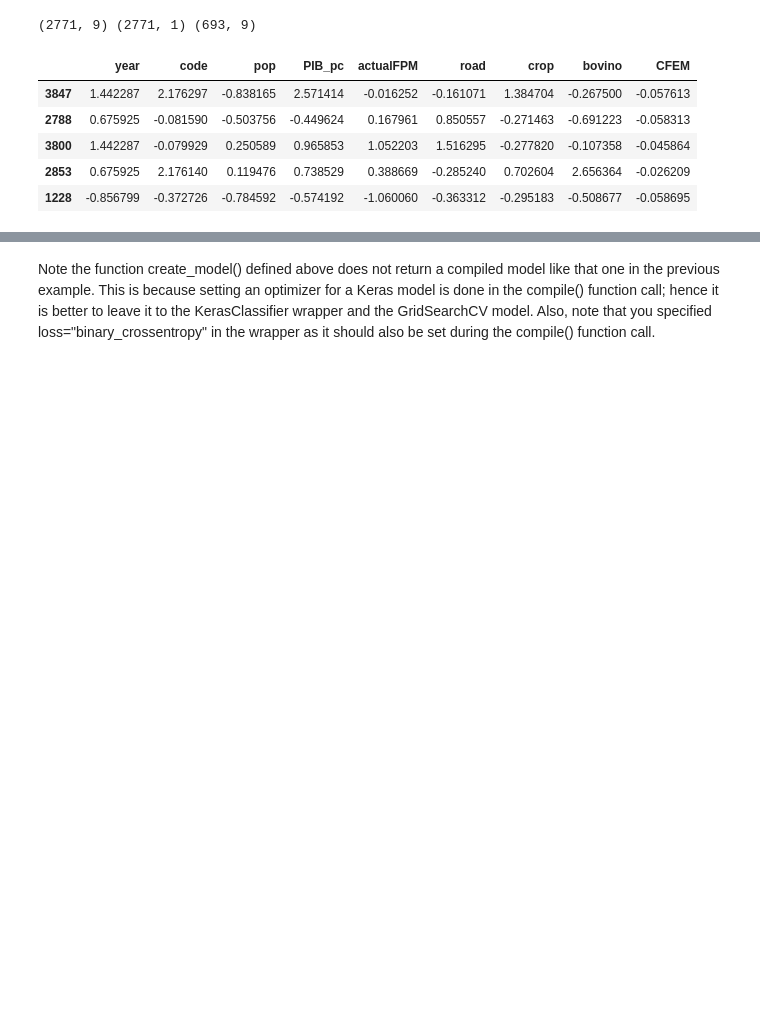
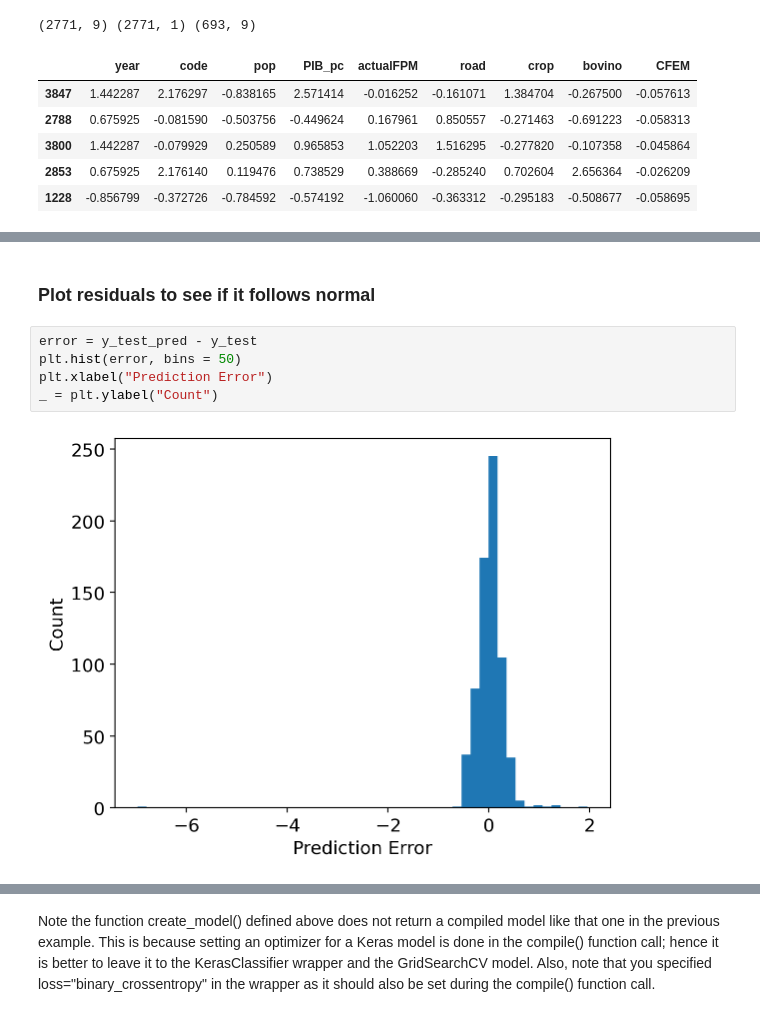
Before and after one commit to hayoun24/ML2022, a Jupyter notebook: ML project_Deforestation.ipynb, the cells around one changed output, grey strips where cells are left out. Cells and saved outputs as stored; diff of their text form; blank space fills up the shorter version.

```diff
--- a/ML project_Deforestation.ipynb
+++ b/ML project_Deforestation.ipynb
@@ -202,0 +238,9 @@ model.compile(loss='mse',optimizer=tf.keras.optimizers.Adam(learning_rate=learni
+# %% [markdown]
+### Plot residuals to see if it follows normal
+# %%
+error = y_test_pred - y_test
+plt.hist(error, bins = 50)
+plt.xlabel("Prediction Error")
+_ = plt.ylabel("Count")
+# %% [output]
+[figure, added]
```
Also changed, not shown: parts of 130 cells of this notebook.
